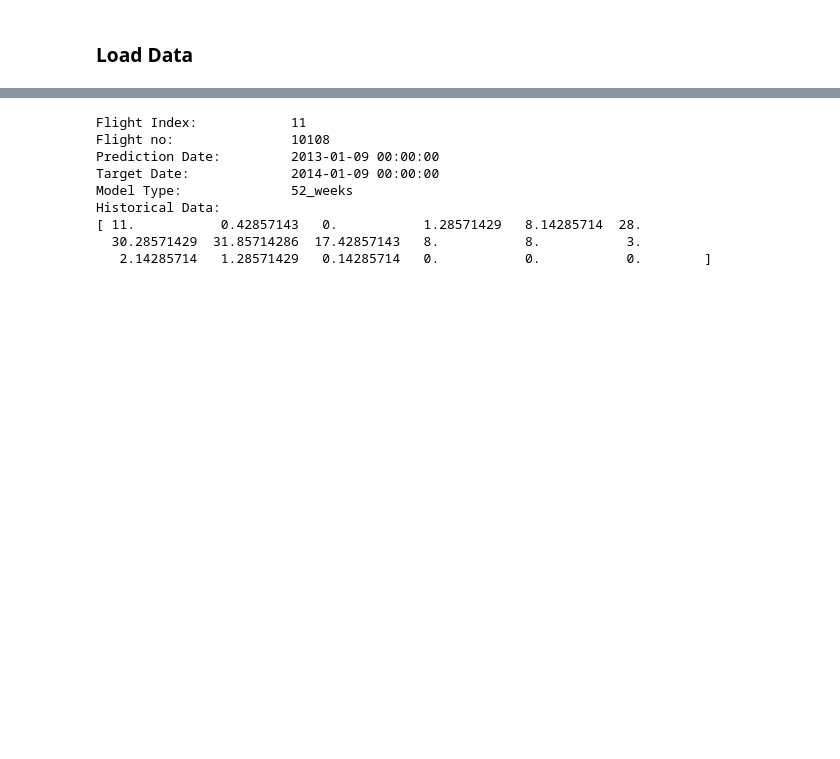
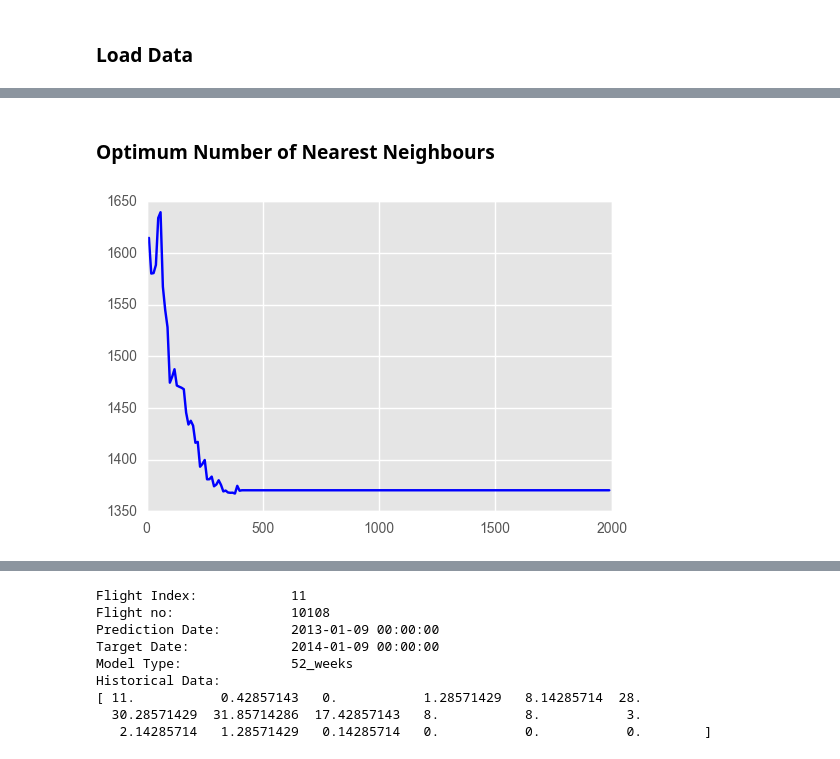
Before and after one commit to glennmoy/Dublin-Airport-Challenge, a Jupyter notebook: EDA_glenn.ipynb, the cells around one changed output, grey strips where cells are left out. Saved outputs shown, nothing was run; the diff lists cells and outputs as text; code cells hidden in the pictures; blank space fills up the shorter version.

```diff
--- a/EDA_glenn.ipynb
+++ b/EDA_glenn.ipynb
@@ -137,0 +201,27 @@ print(nearest_neighbours[nearest_neighbours[:,2].argsort()][:50])
+# %%
+print("Start Time:",datetime.datetime.now().time())
+for test_index, test_row in df_target.iterrows():
+    if(test_index>5): break
+
+    solution=test_row[pax_list]
+    nearest_neighbours=[]
+
+    for train_index, train_row in \
+    df_train[(df_train['s_model_type']==test_row['s_model_type']) &\
+             (df_train['cat_s_plane_capacity']==test_row['cat_s_plane_capacity'])].iterrows():
+
+#        if(train_index>10): break
+        dist=calculate_distance(test_row,train_row)
+        nearest_neighbours.append([test_index,train_index,dist]+train_row[pax_list].values.flatten().tolist())
+
+
+    nearest_neighbours=np.asarray(nearest_neighbours)
+    nearest_neighbours=nearest_neighbours[nearest_neighbours[:,2].argsort()]
+
+    model=nearest_neighbours[:nn].mean(axis=0)[3:21]
+    df_model.append([test_index]+model.tolist())
+
+print("End Time:",datetime.datetime.now().time())
+
+df_model=pd.DataFrame(df_model, columns=cols).set_index('id')
+df_model.to_csv("glenn_test.csv")
@@ -137,0 +231,20 @@ print(nearest_neighbours[nearest_neighbours[:,2].argsort()][:50])
+# %% [markdown]
+### Optimum Number of Nearest Neighbours
+# %%
+std_errlist=[]
+nn_errlist=[]
+sol=np.asarray(solution)
+for nn in range(10,2000,10):
+
+    av_dist=nearest_neighbours[:nn].mean(axis=0)[3:21]
+    std_dist=nearest_neighbours[:nn].std(axis=0)[3:21]
+
+    stderr=sum((av_dist-sol)**2)
+    std_errlist.append(stderr)
+    nn_errlist.append(nn)
+
+ax=plt.plot(nn_errlist,std_errlist,color='b')
+#ax=plt.errorbar(x=xs,y=av_dist,yerr=std_dist)
+#ax=plt.plot(np.asarray(solution),color='b')
+# %% [output]
+[figure, added]
```
Also changed, not shown: parts of 26 cells of this notebook, 2 other files.
